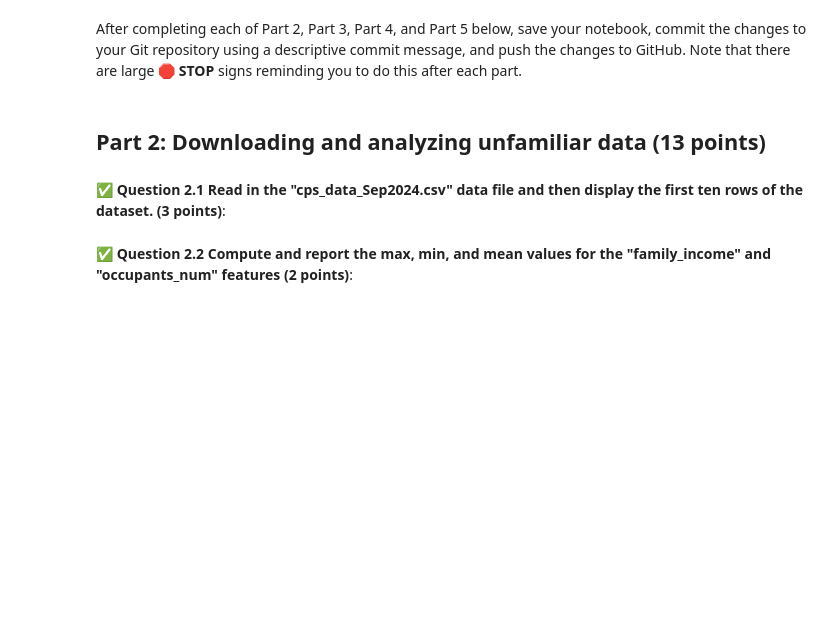
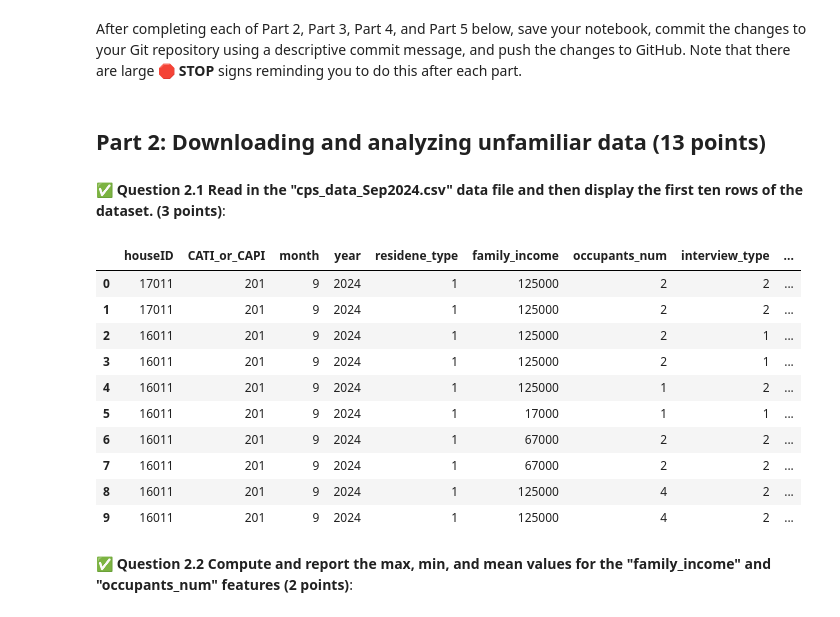
Before and after one commit to graysonslansky/CMSE202-f24-turnin, a Jupyter notebook: midterm/CMSE202-Midterm-Section003-STUDENT.ipynb, the cells around one changed output. Saved outputs shown, nothing was run; the diff lists cells and outputs as text; code cells hidden in the pictures; blank space fills up the shorter version.

```diff
--- a/midterm/CMSE202-Midterm-Section003-STUDENT.ipynb
+++ b/midterm/CMSE202-Midterm-Section003-STUDENT.ipynb
@@ -60,6 +60,21 @@ After completing each of Part 2, Part 3, Part 4, and Part 5 below, save your not
 &#9989; **Question 2.1 Read in the "cps_data_Sep2024.csv" data file and then display the first ten rows of the dataset. (3 points)**:
 # %%
 ### Put your code here:
+import pandas as pd
+cps_data = pd.read_csv("cps_data_Sep2024.csv")
+cps_data.head(10)
+# %% [output]
+|  | houseID | CATI_or_CAPI | month | year | residene_type | family_income | occupants_num | interview_type | ... |
+| 0 | 17011 | 201 | 9 | 2024 | 1 | 125000 | 2 | 2 | ... |
+| 1 | 17011 | 201 | 9 | 2024 | 1 | 125000 | 2 | 2 | ... |
+| 2 | 16011 | 201 | 9 | 2024 | 1 | 125000 | 2 | 1 | ... |
+| 3 | 16011 | 201 | 9 | 2024 | 1 | 125000 | 2 | 1 | ... |
+| 4 | 16011 | 201 | 9 | 2024 | 1 | 125000 | 1 | 2 | ... |
+| 5 | 16011 | 201 | 9 | 2024 | 1 | 17000 | 1 | 1 | ... |
+| 6 | 16011 | 201 | 9 | 2024 | 1 | 67000 | 2 | 2 | ... |
+| 7 | 16011 | 201 | 9 | 2024 | 1 | 67000 | 2 | 2 | ... |
+| 8 | 16011 | 201 | 9 | 2024 | 1 | 125000 | 4 | 2 | ... |
+| 9 | 16011 | 201 | 9 | 2024 | 1 | 125000 | 4 | 2 | ... |
 # %% [markdown]
 &#9989; **Question 2.2 Compute and report the max, min, and mean values for the "family_income" and "occupants_num" features (2 points)**:
 # %%
```
Also changed, not shown: parts of 6 cells of this notebook.
